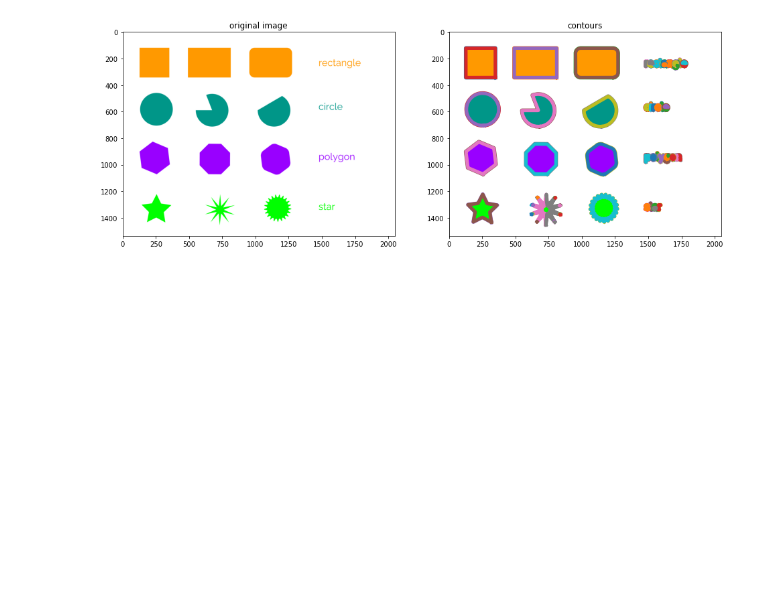
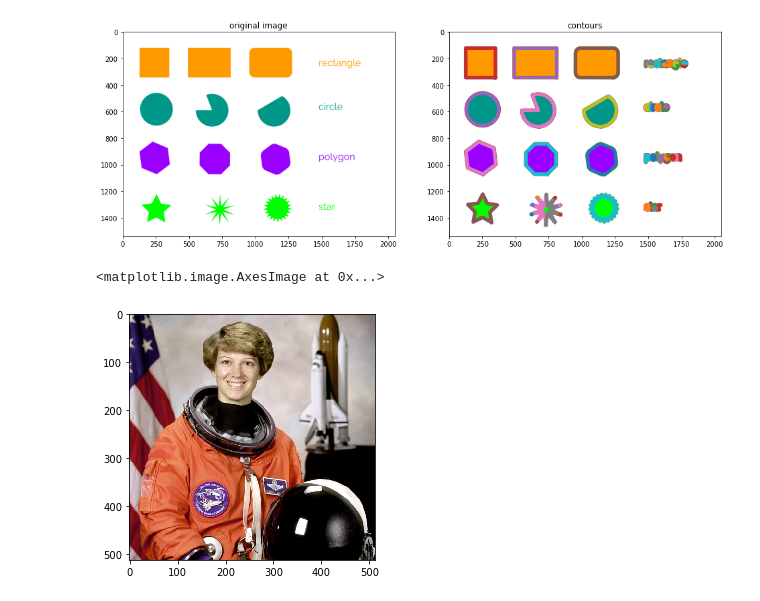
Before and after one commit to Dzyfhuba/dip-au-exchange, a Jupyter notebook: 0329 2021-5.ipynb, the cells around one changed output. Saved outputs shown, nothing was run; the diff lists cells and outputs as text; code cells hidden in the pictures; blank space fills up the shorter version.

```diff
--- a/0329 2021-5.ipynb
+++ b/0329 2021-5.ipynb
@@ -144,3 +144,10 @@ for n, contour in enumerate(contours): #plot the contours
     ax1.plot(contour[:, 1], contour[:, 0], linewidth=5)
 # %% [output]
 [figure]
+# %%
+img = data.astronaut()
+# %%
+io.imshow(img)
+# %% [output]
+<matplotlib.image.AxesImage at 0x...>
+[figure, added]
```
Also changed, not shown: parts of 4 cells of this notebook, 12 other files.
